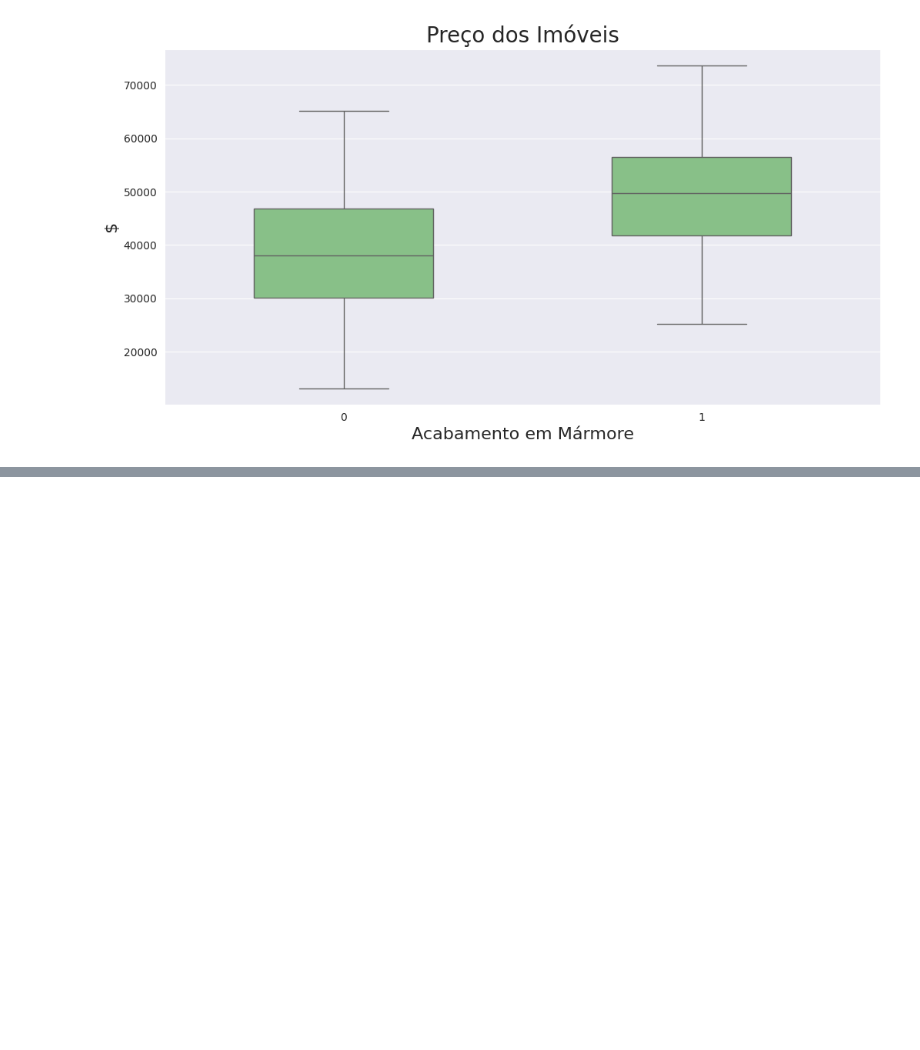
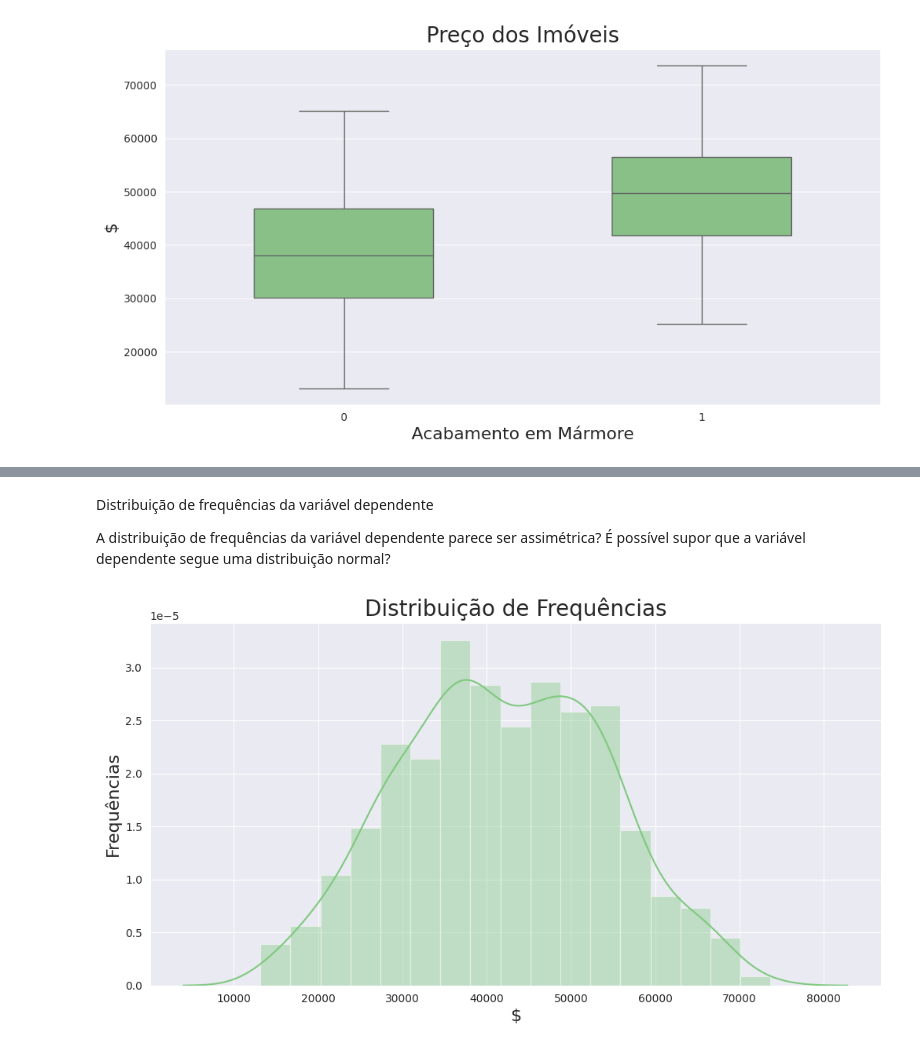
Before and after one commit to Gcango/Teste_Modelos_Regressao_Linear, a Jupyter notebook: Regressao_Linear_Previsão.ipynb, the cells around one changed output, grey strips where cells are left out. Cells and saved outputs as stored; diff of their text form; code cells hidden in the pictures; blank space fills up the shorter version.

```diff
--- a/Regressao_Linear_Previsão.ipynb
+++ b/Regressao_Linear_Previsão.ipynb
@@ -117,0 +130,14 @@ ax;
+# %% [markdown]
+Distribuição de frequências da variável dependente
+
+A distribuição de frequências da variável dependente parece ser assimétrica?
+É possível supor que a variável dependente segue uma distribuição normal?
+# %%
+ax = sns.distplot(dados['precos'])
+ax.figure.set_size_inches(12, 6)
+ax.set_title('Distribuição de Frequências', fontsize=20)
+ax.set_ylabel('Frequências', fontsize=16)
+ax.set_xlabel('$', fontsize=16)
+ax;
+# %% [output]
+[figure, added]
```
Also changed, not shown: parts of 22 cells of this notebook.
